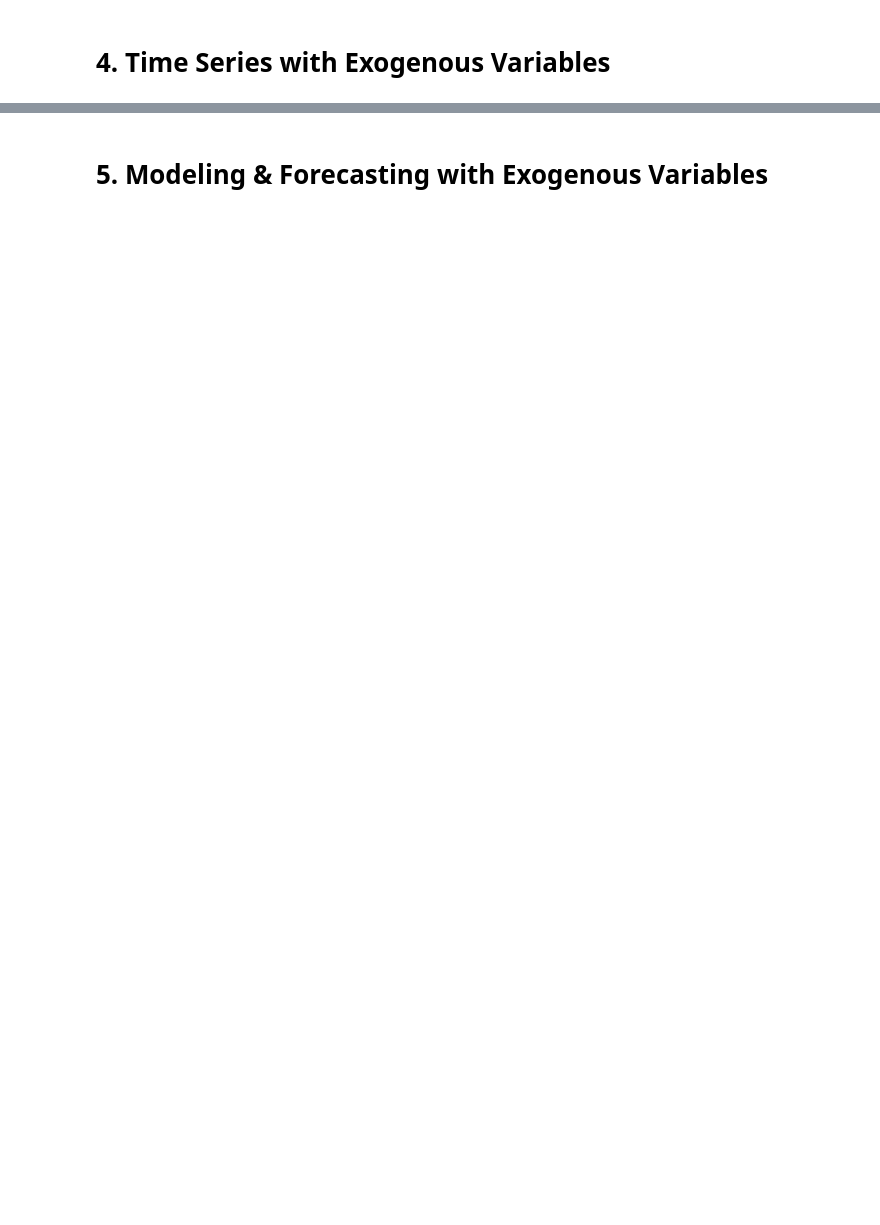
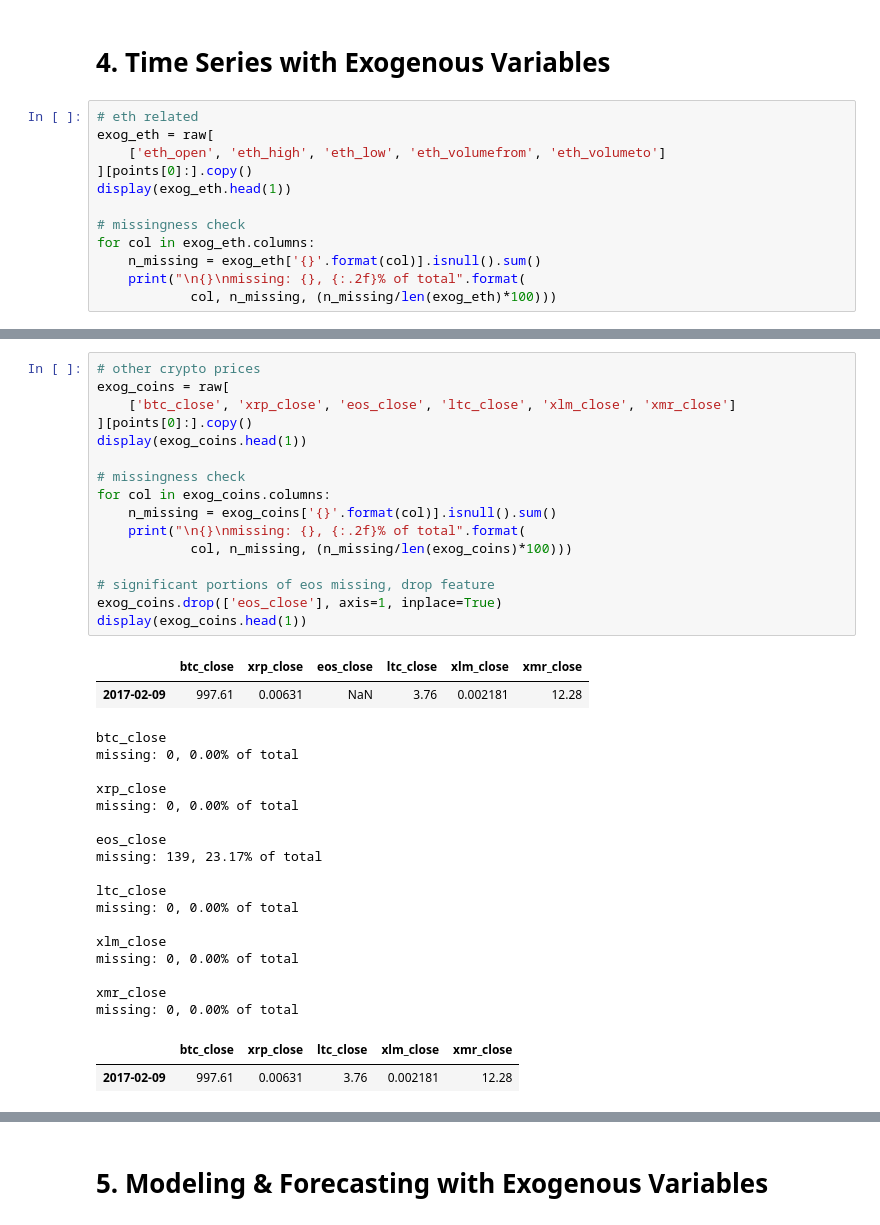
Before and after one commit to brianmcguckin/thinkful_final_capstone, a Jupyter notebook: Ethereum Time Series Analysis.ipynb, the cells around one changed output, grey strips where cells are left out. Drawn from its saved outputs; the diff is of its cells as text; blank space fills up the shorter version.

Commit message:
start exog

```diff
--- a/Ethereum Time Series Analysis.ipynb
+++ b/Ethereum Time Series Analysis.ipynb
@@ -1171,2 +1021,14 @@ plt.show()
 # %% [markdown]
 # 4. Time Series with Exogenous Variables
+# %%
+# eth related
+exog_eth = raw[
+    ['eth_open', 'eth_high', 'eth_low', 'eth_volumefrom', 'eth_volumeto']
+][points[0]:].copy()
+display(exog_eth.head(1))
+
+# missingness check
+for col in exog_eth.columns:
+    n_missing = exog_eth['{}'.format(col)].isnull().sum()
+    print("\n{}\nmissing: {}, {:.2f}% of total".format(
+            col, n_missing, (n_missing/len(exog_eth)*100)))
@@ -1172,0 +1052,38 @@ plt.show()
+# %%
+# other crypto prices
+exog_coins = raw[
+    ['btc_close', 'xrp_close', 'eos_close', 'ltc_close', 'xlm_close', 'xmr_close']
+][points[0]:].copy()
+display(exog_coins.head(1))
+
+# missingness check
+for col in exog_coins.columns:
+    n_missing = exog_coins['{}'.format(col)].isnull().sum()
+    print("\n{}\nmissing: {}, {:.2f}% of total".format(
+            col, n_missing, (n_missing/len(exog_coins)*100)))
+
+# significant portions of eos missing, drop feature
+exog_coins.drop(['eos_close'], axis=1, inplace=True)
+display(exog_coins.head(1))
+# %% [output]
+|  | btc_close | xrp_close | eos_close | ltc_close | xlm_close | xmr_close |
+| 2017-02-09 | 997.61 | 0.00631 | NaN | 3.76 | 0.002181 | 12.28 |
+btc_close
+missing: 0, 0.00% of total
+
+xrp_close
+missing: 0, 0.00% of total
+
+eos_close
+missing: 139, 23.17% of total
+
+ltc_close
+missing: 0, 0.00% of total
+
+xlm_close
+missing: 0, 0.00% of total
+
+xmr_close
+missing: 0, 0.00% of total
+|  | btc_close | xrp_close | ltc_close | xlm_close | xmr_close |
+| 2017-02-09 | 997.61 | 0.00631 | 3.76 | 0.002181 | 12.28 |
```
Also changed, not shown: parts of 13 cells of this notebook.
